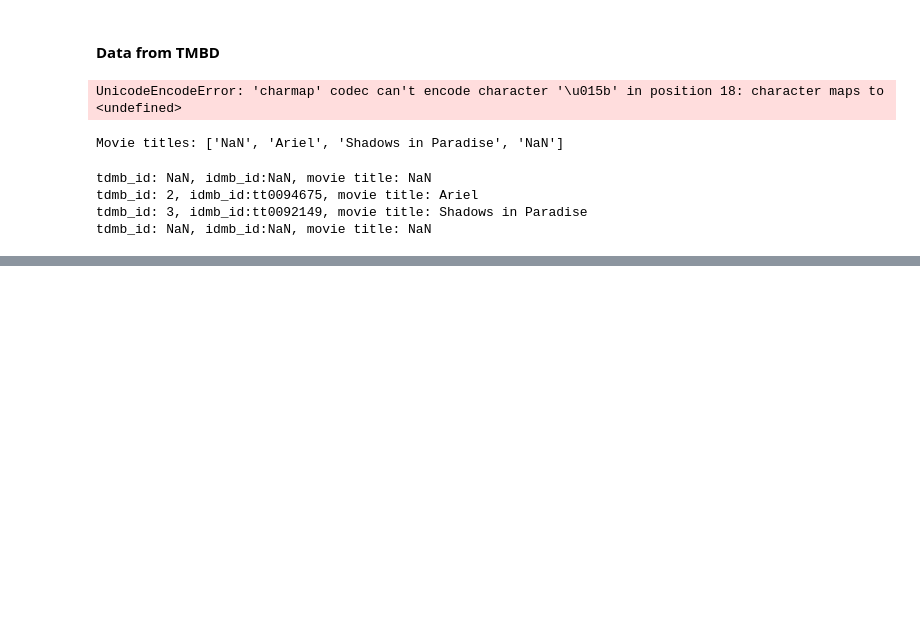
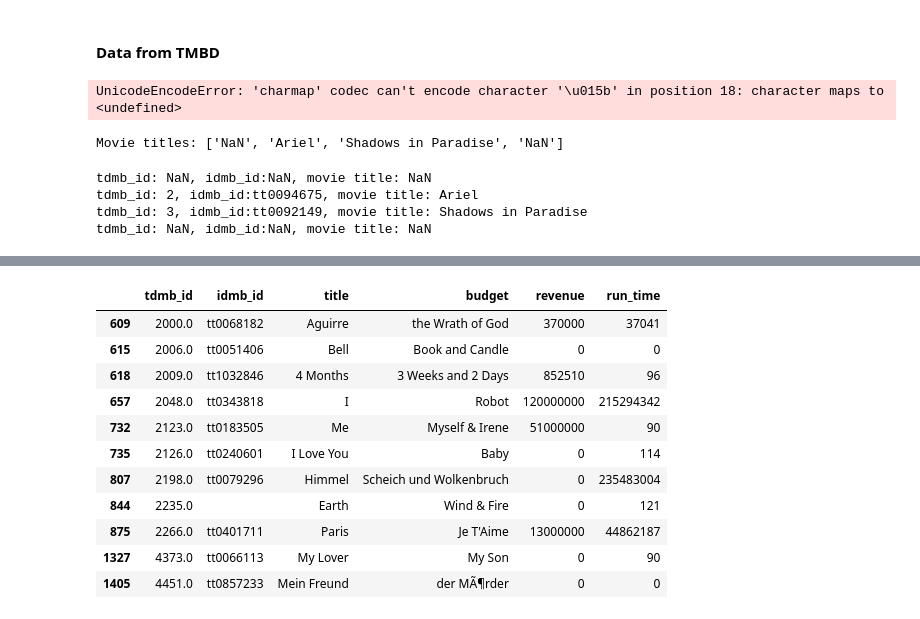
Before and after one commit to samuelroiz/Film_Industry_Research_Project, a Jupyter notebook: Sven_Branch/code/film_industry_api.ipynb, the cells around one changed output, grey strips where cells are left out. Saved outputs shown, nothing was run; the diff lists cells and outputs as text; code cells hidden in the pictures; blank space fills up the shorter version.

```diff
--- a/Sven_Branch/code/film_industry_api.ipynb
+++ b/Sven_Branch/code/film_industry_api.ipynb
@@ -291,0 +405,16 @@ tdmb_id: NaN, idmb_id:NaN, movie title: NaN
+# %%
+movie_budget_revenue_budget_dropped = movie_budget_revenue_dropped[movie_budget_revenue_dropped["run_time"].str.contains("NaN")==False]
+movie_budget_revenue_budget_dropped
+# %% [output]
+|  | tdmb_id | idmb_id | title | budget | revenue | run_time |
+| 609 | 2000.0 | tt0068182 | Aguirre | the Wrath of God | 370000 | 37041 |
+| 615 | 2006.0 | tt0051406 | Bell | Book and Candle | 0 | 0 |
+| 618 | 2009.0 | tt1032846 | 4 Months | 3 Weeks and 2 Days | 852510 | 96 |
+| 657 | 2048.0 | tt0343818 | I | Robot | 120000000 | 215294342 |
+| 732 | 2123.0 | tt0183505 | Me | Myself & Irene | 51000000 | 90 |
+| 735 | 2126.0 | tt0240601 | I Love You | Baby | 0 | 114 |
+| 807 | 2198.0 | tt0079296 | Himmel | Scheich und Wolkenbruch | 0 | 235483004 |
+| 844 | 2235.0 |  | Earth | Wind & Fire | 0 | 121 |
+| 875 | 2266.0 | tt0401711 | Paris | Je T'Aime | 13000000 | 44862187 |
+| 1327 | 4373.0 | tt0066113 | My Lover | My Son | 0 | 90 |
+| 1405 | 4451.0 | tt0857233 | Mein Freund | der MÃ¶rder | 0 | 0 |
```
Also changed, not shown: parts of 9 cells of this notebook.
